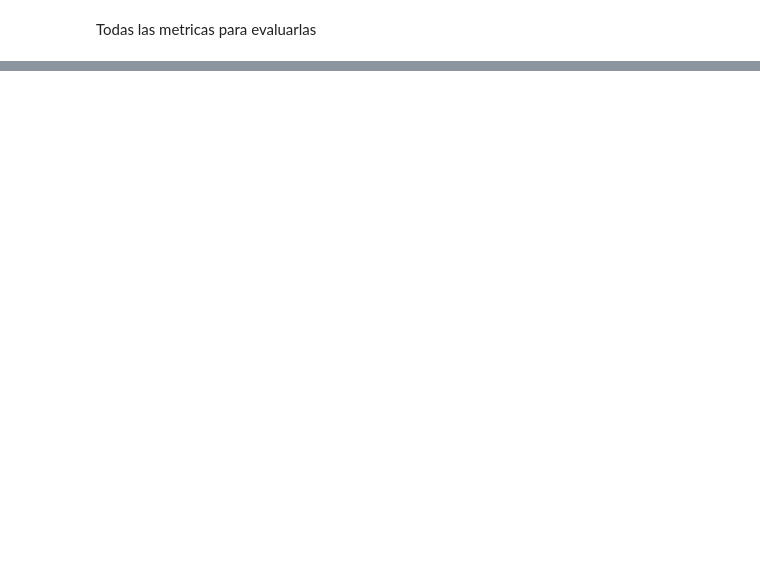
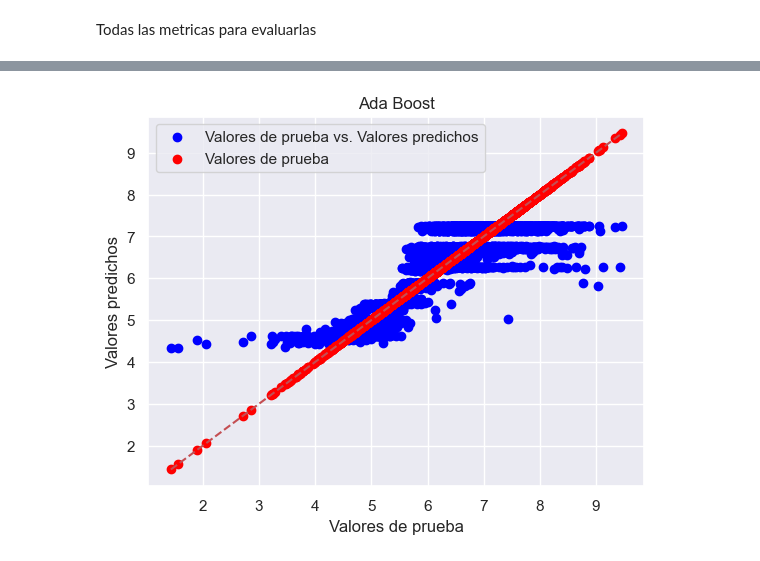
Before and after one commit to svalencia-romero/Prediccion-rating-de-usuarios-de-juegos-de-mesa, a Jupyter notebook: notebooks/04_Evaluacion_Modelo.ipynb, the cells around one changed output, grey strips where cells are left out. Drawn from its saved outputs; the diff is of its cells as text; code cells hidden in the pictures; blank space fills up the shorter version.

```diff
--- a/notebooks/04_Evaluacion_Modelo.ipynb
+++ b/notebooks/04_Evaluacion_Modelo.ipynb
@@ -336,0 +392,11 @@ df_conc
+# %%
+plt.scatter(y_test, y_pred_ada_gs, color='blue', label='Valores de prueba vs. Valores predichos')
+plt.plot([min(y_test), max(y_test)], [min(y_test), max(y_test)], 'r--')  # Línea de referencia: valores reales = valores predichos
+plt.scatter(y_test, y_test, color='red', label='Valores de prueba')
+plt.xlabel('Valores de prueba')
+plt.ylabel('Valores predichos')
+plt.title('Ada Boost')
+plt.legend()
+plt.show()
+# %% [output]
+[figure, added]
```
Also changed, not shown: parts of 21 cells of this notebook, 17 other files.
